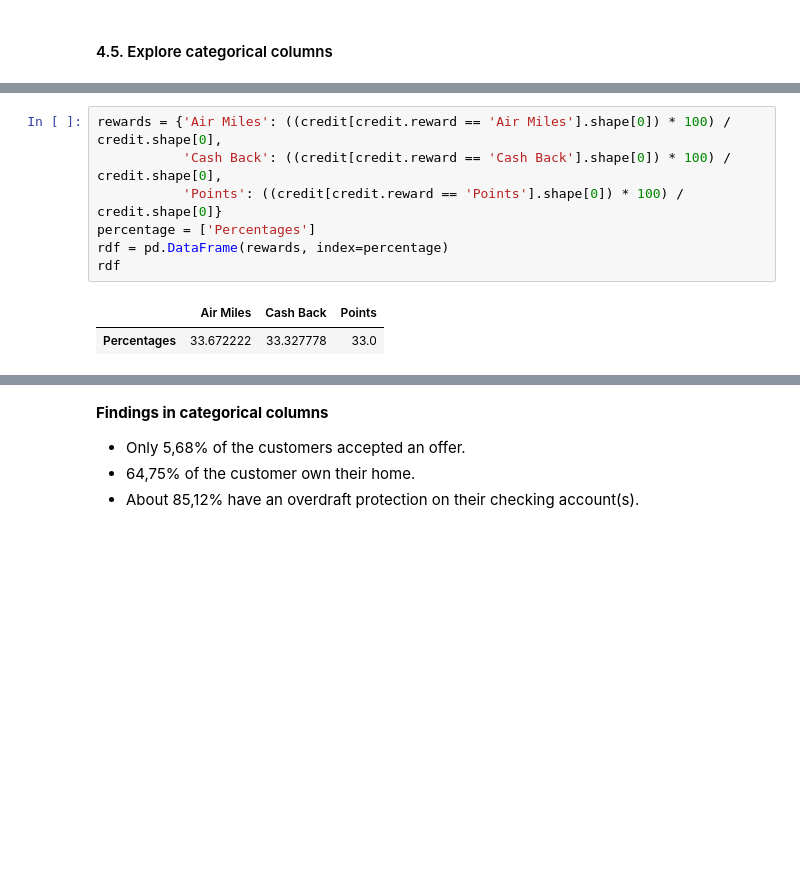
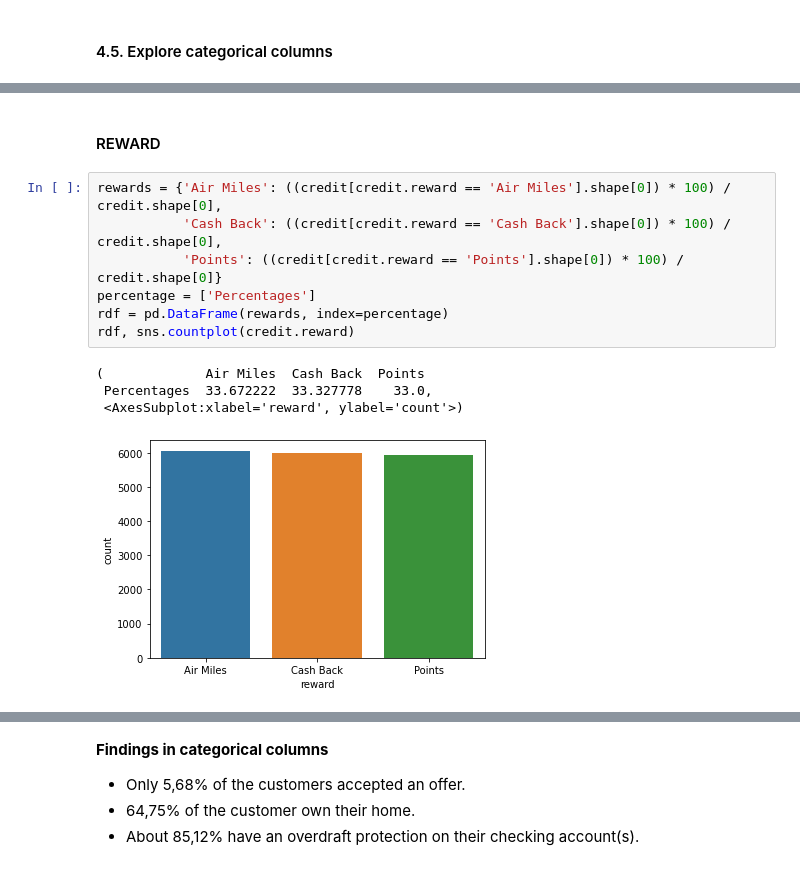
Before and after one commit to JulianTrufero/credit-card-classification, a Jupyter notebook: sol_python _classification.ipynb, the cells around one changed output, grey strips where cells are left out. Saved outputs shown, nothing was run; the diff lists cells and outputs as text; blank space fills up the shorter version.

```diff
--- a/sol_python _classification.ipynb
+++ b/sol_python _classification.ipynb
@@ -249,10 +253,14 @@ odf
+# %% [markdown]
+#### REWARD
 # %%
 rewards = {'Air Miles': ((credit[credit.reward == 'Air Miles'].shape[0]) * 100) / credit.shape[0],
            'Cash Back': ((credit[credit.reward == 'Cash Back'].shape[0]) * 100) / credit.shape[0],
            'Points': ((credit[credit.reward == 'Points'].shape[0]) * 100) / credit.shape[0]}
 percentage = ['Percentages']
 rdf = pd.DataFrame(rewards, index=percentage)
-rdf
+rdf, sns.countplot(credit.reward)
 # %% [output]
-|  | Air Miles | Cash Back | Points |
-| Percentages | 33.672222 | 33.327778 | 33.0 |
+(             Air Miles  Cash Back  Points
+ Percentages  33.672222  33.327778    33.0,
+ <AxesSubplot:xlabel='reward', ylabel='count'>)
+[figure, added]
```
Also changed, not shown: parts of 15 cells of this notebook.
